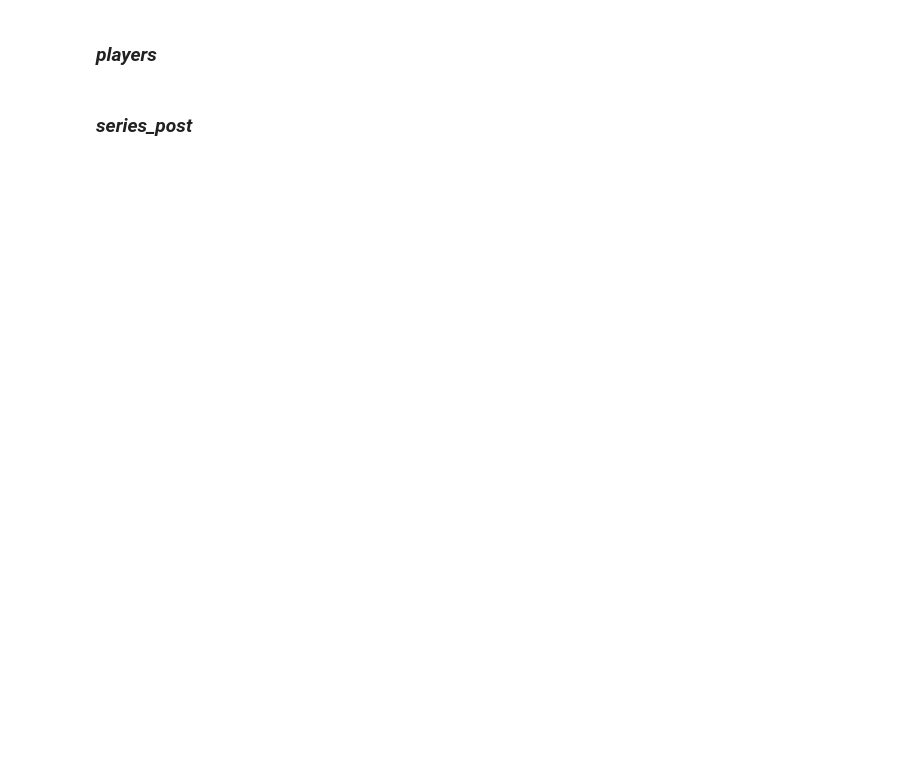
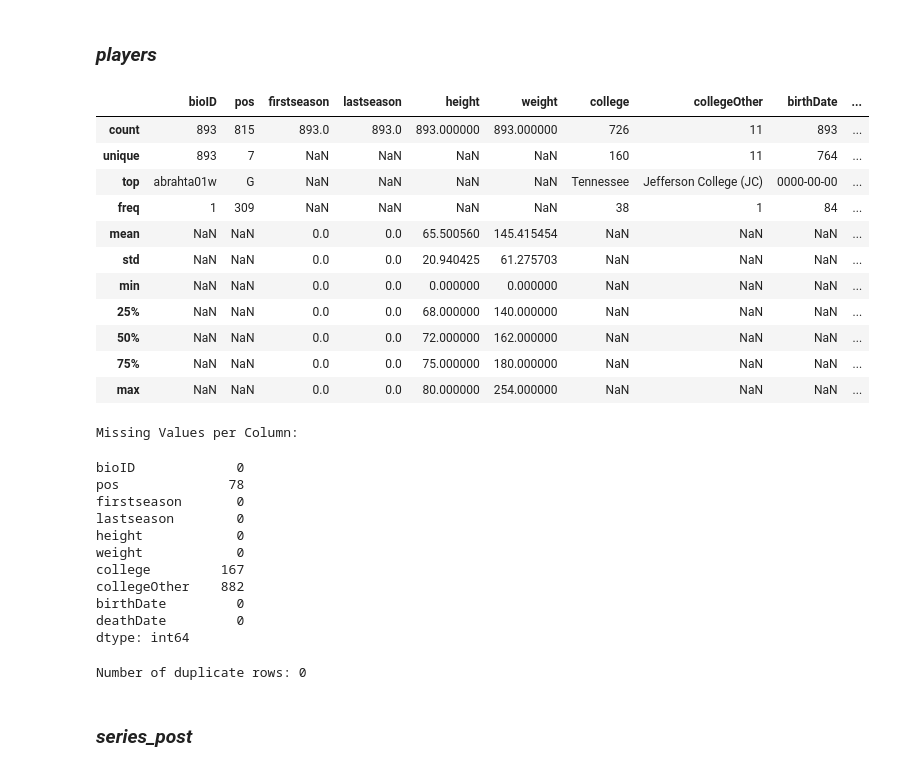
Before and after one commit to diogovenade/ac-wnba, a Jupyter notebook: src/wnba.ipynb, the cells around one changed output. Drawn from its saved outputs; the diff is of its cells as text; code cells hidden in the pictures; blank space fills up the shorter version.

```diff
--- a/src/wnba.ipynb
+++ b/src/wnba.ipynb
@@ -263,19 +209,36 @@ display(players_teams_df.nunique())
 # %% [markdown]
 ### *players*
 # %%
-print("=== Head ===")
-display(players_df.head())
-print("\n=== Describe ===")
-display(players_df.describe())
-print("\n=== Info ===")
-players_df.info()
-print("\n=== Missing Values per Column ===")
+display(players_df.describe(include='all'))
+print("\nMissing Values per Column:")
 display(players_df.isnull().sum())
-print(f"Number of entries with birthDate '0000-00-00': {(players_df['birthDate'] == '0000-00-00').sum()}")
-print("\n=== Duplicate Rows ===")
 print(f"Number of duplicate rows: {players_df.duplicated().sum()}")
-print("\n=== Unique Values per Column ===")
-display(players_df.nunique())
+# %% [output]
+|  | bioID | pos | firstseason | lastseason | height | weight | college | collegeOther | birthDate | ... |
+| count | 893 | 815 | 893.0 | 893.0 | 893.000000 | 893.000000 | 726 | 11 | 893 | ... |
+| unique | 893 | 7 | NaN | NaN | NaN | NaN | 160 | 11 | 764 | ... |
+| top | abrahta01w | G | NaN | NaN | NaN | NaN | Tennessee | Jefferson College (JC) | 0000-00-00 | ... |
+| freq | 1 | 309 | NaN | NaN | NaN | NaN | 38 | 1 | 84 | ... |
+| mean | NaN | NaN | 0.0 | 0.0 | 65.500560 | 145.415454 | NaN | NaN | NaN | ... |
+| std | NaN | NaN | 0.0 | 0.0 | 20.940425 | 61.275703 | NaN | NaN | NaN | ... |
+| min | NaN | NaN | 0.0 | 0.0 | 0.000000 | 0.000000 | NaN | NaN | NaN | ... |
+| 25% | NaN | NaN | 0.0 | 0.0 | 68.000000 | 140.000000 | NaN | NaN | NaN | ... |
+| 50% | NaN | NaN | 0.0 | 0.0 | 72.000000 | 162.000000 | NaN | NaN | NaN | ... |
+| 75% | NaN | NaN | 0.0 | 0.0 | 75.000000 | 180.000000 | NaN | NaN | NaN | ... |
+| max | NaN | NaN | 0.0 | 0.0 | 80.000000 | 254.000000 | NaN | NaN | NaN | ... |
+Missing Values per Column:
+bioID             0
+pos              78
+firstseason       0
+lastseason        0
+height            0
+weight            0
+college         167
+collegeOther    882
+birthDate         0
+deathDate         0
+dtype: int64
+Number of duplicate rows: 0
 # %% [markdown]
 ### *series_post*
 # %%
```
Also changed, not shown: parts of 12 cells of this notebook.
